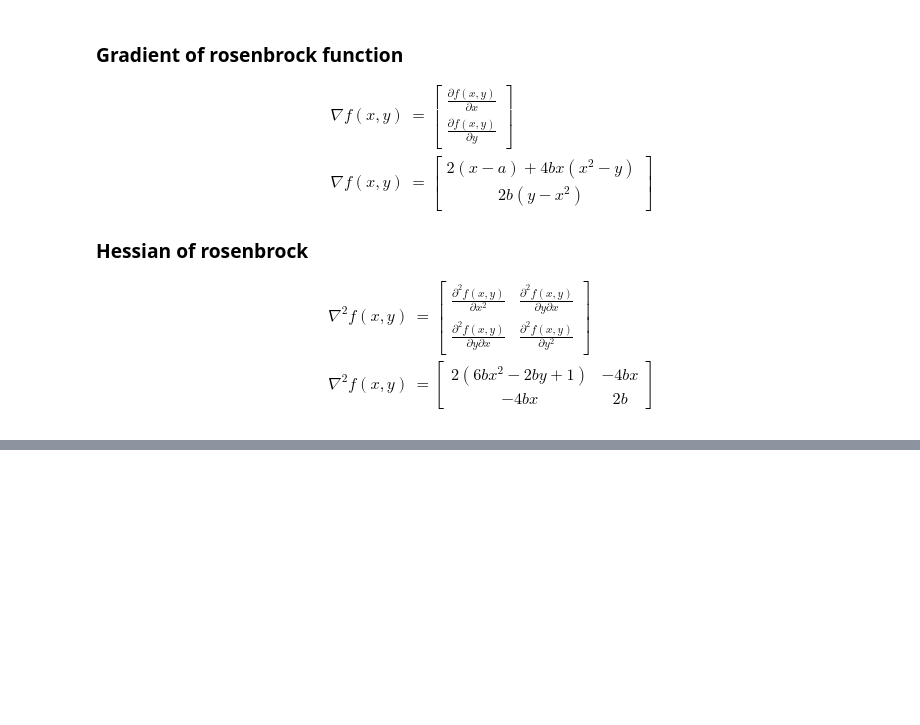
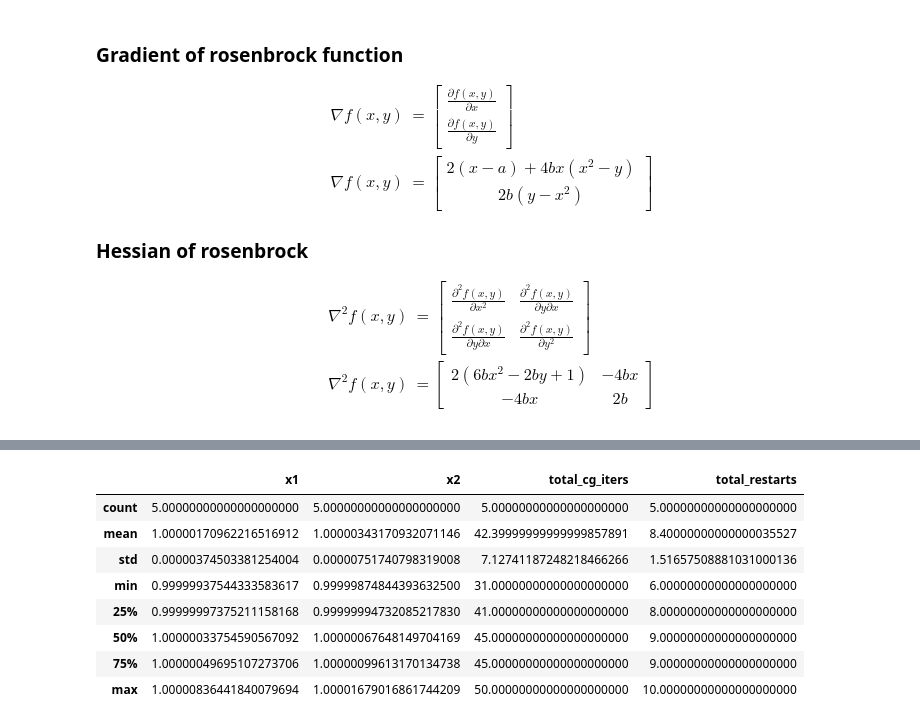
Before and after one commit to hfloresr/optimization, a Jupyter notebook: hw2/hw2.ipynb, the cells around one changed output, grey strips where cells are left out. Cells and saved outputs as stored; diff of their text form; code cells hidden in the pictures; blank space fills up the shorter version.

```diff
--- a/hw2/hw2.ipynb
+++ b/hw2/hw2.ipynb
@@ -91,0 +295,12 @@ def rosenbrock_grad(x):
+# %%
+niter200_restart5_2d.describe()
+# %% [output]
+|  | x1 | x2 | total_cg_iters | total_restarts |
+| count | 5.00000000000000000000 | 5.00000000000000000000 | 5.00000000000000000000 | 5.00000000000000000000 |
+| mean | 1.00000170962216516912 | 1.00000343170932071146 | 42.39999999999999857891 | 8.40000000000000035527 |
+| std | 0.00000374503381254004 | 0.00000751740798319008 | 7.12741187248218466266 | 1.51657508881031000136 |
+| min | 0.99999937544333583617 | 0.99999874844393632500 | 31.00000000000000000000 | 6.00000000000000000000 |
+| 25% | 0.99999997375211158168 | 0.99999994732085217830 | 41.00000000000000000000 | 8.00000000000000000000 |
+| 50% | 1.00000033754590567092 | 1.00000067648149704169 | 45.00000000000000000000 | 9.00000000000000000000 |
+| 75% | 1.00000049695107273706 | 1.00000099613170134738 | 45.00000000000000000000 | 9.00000000000000000000 |
+| max | 1.00000836441840079694 | 1.00001679016861744209 | 50.00000000000000000000 | 10.00000000000000000000 |
```
Also changed, not shown: parts of 30 cells of this notebook, 1 other file.
